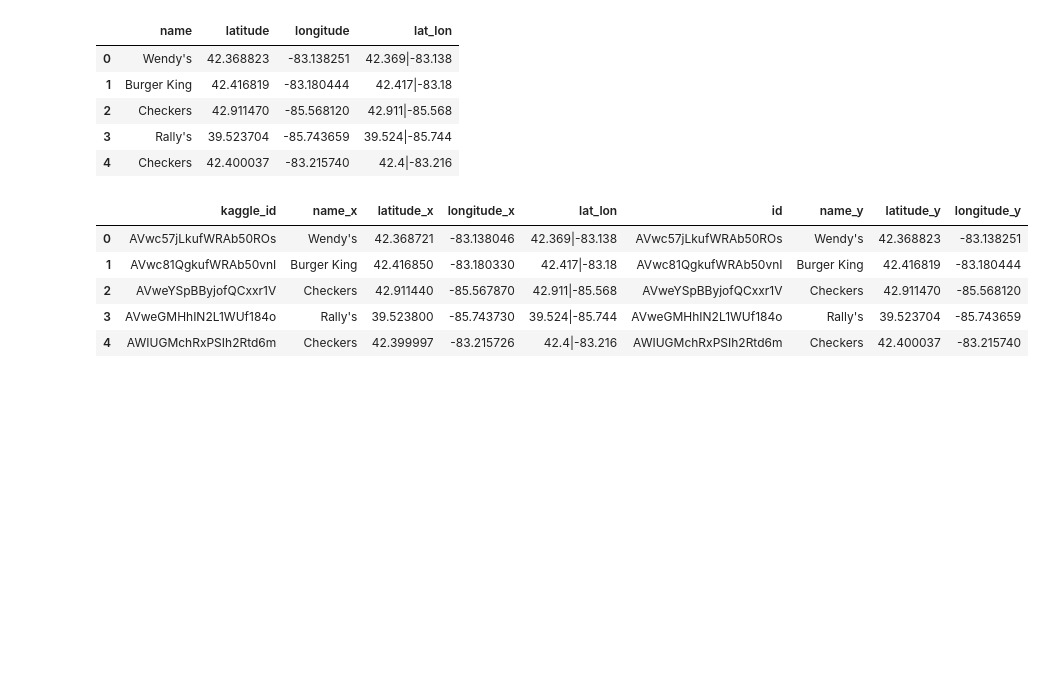
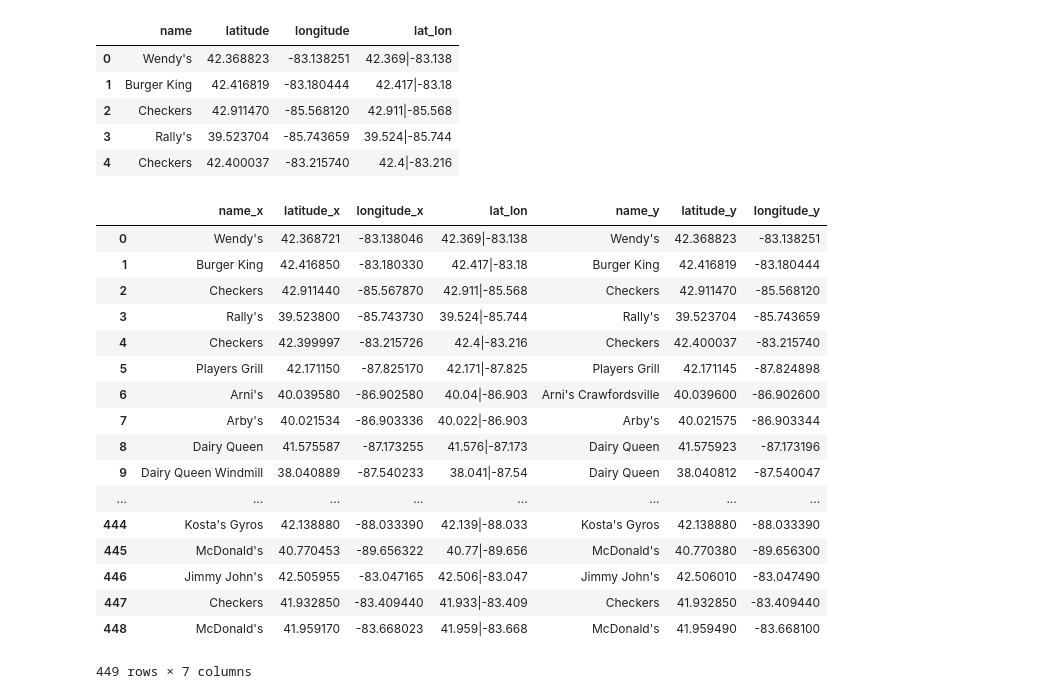
Before and after one commit to Zolaaddis/ETL_Project, a Jupyter notebook: Database Merge.ipynb, the cells around one changed output. Saved outputs shown, nothing was run; the diff lists cells and outputs as text; code cells hidden in the pictures; blank space fills up the shorter version.

Commit message:
finished merge on kaggle_id and then filter by lat_lon

```diff
--- a/Database Merge.ipynb
+++ b/Database Merge.ipynb
@@ -46,12 +54,26 @@ kaggle_df[['name', 'latitude', 'longitude', 'lat_lon']].head()
 | 3 | Rally's | 39.523704 | -85.743659 | 39.524|-85.744 |
 | 4 | Checkers | 42.400037 | -83.215740 | 42.4|-83.216 |
 # %%
-merged_df = yelp_df[['kaggle_id','name', 'latitude', 'longitude', 'lat_lon']].merge(kaggle_df[['id', 'name', 'latitude', 'longitude', 'lat_lon']], on='lat_lon')
-merged_df.head()
+# Merge the two dataframes using the newly created lat_lon column
+
+merged_df = yelp_df[['name', 'latitude', 'longitude', 'lat_lon']].merge(kaggle_df[['name', 'latitude', 'longitude', 'lat_lon']], on='lat_lon')
+merged_df
 # %% [output]
-|  | kaggle_id | name_x | latitude_x | longitude_x | lat_lon | id | name_y | latitude_y | longitude_y |
-| 0 | AVwc57jLkufWRAb50ROs | Wendy's | 42.368721 | -83.138046 | 42.369|-83.138 | AVwc57jLkufWRAb50ROs | Wendy's | 42.368823 | -83.138251 |
-| 1 | AVwc81QgkufWRAb50vnI | Burger King | 42.416850 | -83.180330 | 42.417|-83.18 | AVwc81QgkufWRAb50vnI | Burger King | 42.416819 | -83.180444 |
-| 2 | AVweYSpBByjofQCxxr1V | Checkers | 42.911440 | -85.567870 | 42.911|-85.568 | AVweYSpBByjofQCxxr1V | Checkers | 42.911470 | -85.568120 |
-| 3 | AVweGMHhIN2L1WUf184o | Rally's | 39.523800 | -85.743730 | 39.524|-85.744 | AVweGMHhIN2L1WUf184o | Rally's | 39.523704 | -85.743659 |
-| 4 | AWIUGMchRxPSIh2Rtd6m | Checkers | 42.399997 | -83.215726 | 42.4|-83.216 | AWIUGMchRxPSIh2Rtd6m | Checkers | 42.400037 | -83.215740 |
+|  | name_x | latitude_x | longitude_x | lat_lon | name_y | latitude_y | longitude_y |
+| 0 | Wendy's | 42.368721 | -83.138046 | 42.369|-83.138 | Wendy's | 42.368823 | -83.138251 |
+| 1 | Burger King | 42.416850 | -83.180330 | 42.417|-83.18 | Burger King | 42.416819 | -83.180444 |
+| 2 | Checkers | 42.911440 | -85.567870 | 42.911|-85.568 | Checkers | 42.911470 | -85.568120 |
+| 3 | Rally's | 39.523800 | -85.743730 | 39.524|-85.744 | Rally's | 39.523704 | -85.743659 |
+| 4 | Checkers | 42.399997 | -83.215726 | 42.4|-83.216 | Checkers | 42.400037 | -83.215740 |
+| 5 | Players Grill | 42.171150 | -87.825170 | 42.171|-87.825 | Players Grill | 42.171145 | -87.824898 |
+| 6 | Arni's | 40.039580 | -86.902580 | 40.04|-86.903 | Arni's Crawfordsville | 40.039600 | -86.902600 |
+| 7 | Arby's | 40.021534 | -86.903336 | 40.022|-86.903 | Arby's | 40.021575 | -86.903344 |
+| 8 | Dairy Queen | 41.575587 | -87.173255 | 41.576|-87.173 | Dairy Queen | 41.575923 | -87.173196 |
+| 9 | Dairy Queen Windmill | 38.040889 | -87.540233 | 38.041|-87.54 | Dairy Queen | 38.040812 | -87.540047 |
+| ... | ... | ... | ... | ... | ... | ... | ... |
+| 444 | Kosta's Gyros | 42.138880 | -88.033390 | 42.139|-88.033 | Kosta's Gyros | 42.138880 | -88.033390 |
+| 445 | McDonald's | 40.770453 | -89.656322 | 40.77|-89.656 | McDonald's | 40.770380 | -89.656300 |
+| 446 | Jimmy John's | 42.505955 | -83.047165 | 42.506|-83.047 | Jimmy John's | 42.506010 | -83.047490 |
+| 447 | Checkers | 41.932850 | -83.409440 | 41.933|-83.409 | Checkers | 41.932850 | -83.409440 |
+| 448 | McDonald's | 41.959170 | -83.668023 | 41.959|-83.668 | McDonald's | 41.959490 | -83.668100 |
+449 rows × 7 columns
```
Also changed, not shown: parts of 12 cells of this notebook.
